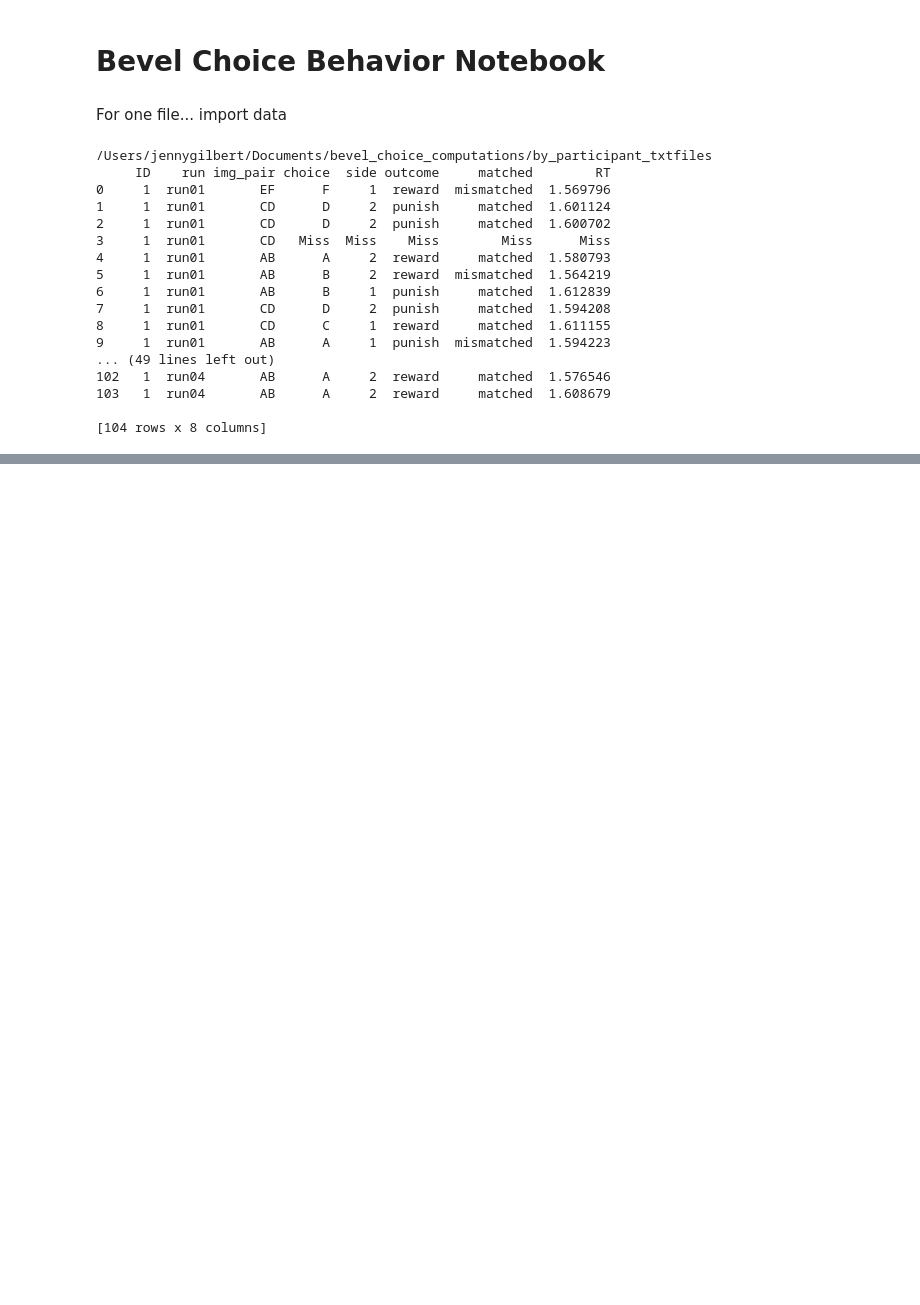
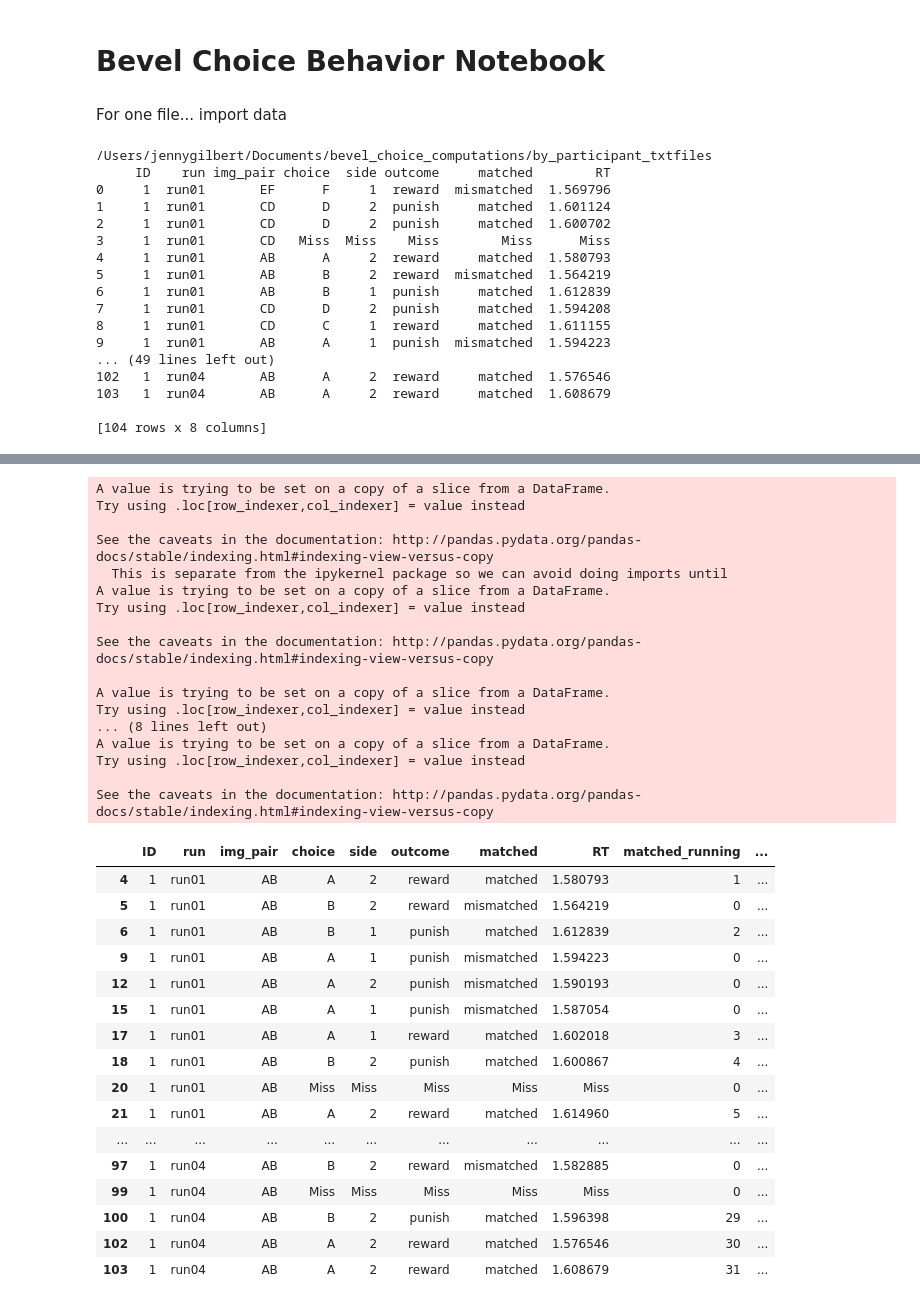
Before and after one commit to jennyrsadler/bevel_choice, a Jupyter notebook: bevel_choice_behavior.ipynb, the cells around one changed output, grey strips where cells are left out. Cells and saved outputs as stored; diff of their text form; code cells hidden in the pictures; blank space fills up the shorter version.

```diff
--- a/bevel_choice_behavior.ipynb
+++ b/bevel_choice_behavior.ipynb
@@ -32,10 +32,3 @@ print(df)
 103   1  run04       AB      A     2  reward     matched  1.608679
 
 [104 rows x 8 columns]
-# %%
-#df['a_prob'] = df['choice'].apply(lambda x: '1' if x == 'A' else '0')
-#print(df)
-
-df.loc[(df.choice == 'A') & (df.outcome == 'reward'), 'a_corr'] = '1'
-df.loc[(df.choice == 'B') & (df.outcome == 'reward'), 'b_corr'] = '1'
-print(df)
@@ -59,0 +35,15 @@ print(df)
+# %%
+#Goal = calculate probability of each shape as the sum of number of previous rewards/sum of number of previous reinforcers
+#running matched/total reinforcers = A prob of correct
+#running mismatched/total reinforcers = B prob of being correct
+
+#df.loc[(df.choice == 'A') & (df.outcome == 'reward'), 'a_rewarded'] = '1'
+#df.loc[(df.choice == 'A') & (df.outcome == 'punish'), 'a_rewarded'] = '0'
+#df.loc[(df.choice == 'B') & (df.outcome == 'reward'), 'b_rewarded'] = '1'
+#df.loc[(df.choice == 'B') & (df.outcome == 'punish'), 'b_rewarded'] = '0'
+#df.loc[(df.img_pair == 'AB') & (df.outcome != 'Miss'), 'ab_reinforcer_count'] = '1'
+#print(df)
+
+#Split df into AB
+df1 = df[df['img_pair'] == 'AB']
+df1
@@ -59,0 +68,54 @@ print(df)
+# %%
+cond = (df1.matched == 'matched')
+#print(cond)
+df1['matched_running'] = cond.cumsum().where(cond, 0).astype(int)
+df1
+
+cond1 = (df1.matched == 'mismatched')
+#print(cond)
+df1['mismatched_running'] = cond1.cumsum().where(cond1, 0).astype(int)
+df1
+
+cond2 = (df1.matched != 'Miss')
+#print(cond)
+df1['reinforcer_running'] = cond2.cumsum().where(cond2, 0).astype(int)
+df1
+
+df1['a_corr_prob'] = df1.matched_running / df1.reinforcer_running
+df1['b_corr_prob'] = df1.mismatched_running / df1.reinforcer_running
+df1
+# %% [output]
+A value is trying to be set on a copy of a slice from a DataFrame.
+Try using .loc[row_indexer,col_indexer] = value instead
+
+See the caveats in the documentation: http://pandas.pydata.org/pandas-docs/stable/indexing.html#indexing-view-versus-copy
+  This is separate from the ipykernel package so we can avoid doing imports until
+A value is trying to be set on a copy of a slice from a DataFrame.
+Try using .loc[row_indexer,col_indexer] = value instead
+
+See the caveats in the documentation: http://pandas.pydata.org/pandas-docs/stable/indexing.html#indexing-view-versus-copy
+
+A value is trying to be set on a copy of a slice from a DataFrame.
+Try using .loc[row_indexer,col_indexer] = value instead
+... (8 lines left out)
+A value is trying to be set on a copy of a slice from a DataFrame.
+Try using .loc[row_indexer,col_indexer] = value instead
+
+See the caveats in the documentation: http://pandas.pydata.org/pandas-docs/stable/indexing.html#indexing-view-versus-copy
+|  | ID | run | img_pair | choice | side | outcome | matched | RT | matched_running | ... |
+| 4 | 1 | run01 | AB | A | 2 | reward | matched | 1.580793 | 1 | ... |
+| 5 | 1 | run01 | AB | B | 2 | reward | mismatched | 1.564219 | 0 | ... |
+| 6 | 1 | run01 | AB | B | 1 | punish | matched | 1.612839 | 2 | ... |
+| 9 | 1 | run01 | AB | A | 1 | punish | mismatched | 1.594223 | 0 | ... |
+| 12 | 1 | run01 | AB | A | 2 | punish | mismatched | 1.590193 | 0 | ... |
+| 15 | 1 | run01 | AB | A | 1 | punish | mismatched | 1.587054 | 0 | ... |
+| 17 | 1 | run01 | AB | A | 1 | reward | matched | 1.602018 | 3 | ... |
+| 18 | 1 | run01 | AB | B | 2 | punish | matched | 1.600867 | 4 | ... |
+| 20 | 1 | run01 | AB | Miss | Miss | Miss | Miss | Miss | 0 | ... |
+| 21 | 1 | run01 | AB | A | 2 | reward | matched | 1.614960 | 5 | ... |
+| ... | ... | ... | ... | ... | ... | ... | ... | ... | ... | ... |
+| 97 | 1 | run04 | AB | B | 2 | reward | mismatched | 1.582885 | 0 | ... |
+| 99 | 1 | run04 | AB | Miss | Miss | Miss | Miss | Miss | 0 | ... |
+| 100 | 1 | run04 | AB | B | 2 | punish | matched | 1.596398 | 29 | ... |
+| 102 | 1 | run04 | AB | A | 2 | reward | matched | 1.576546 | 30 | ... |
+| 103 | 1 | run04 | AB | A | 2 | reward | matched | 1.608679 | 31 | ... |
```
Also changed, not shown: parts of 2 cells of this notebook.
